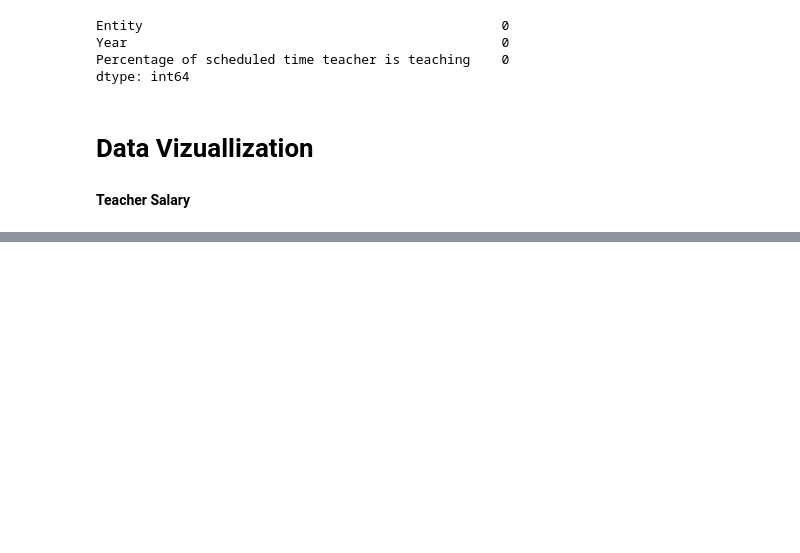
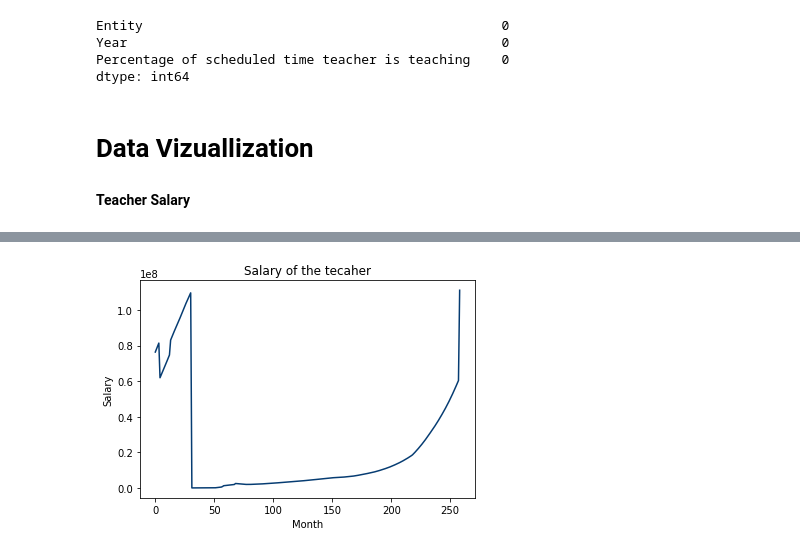
Before and after one commit to DarlynBSIT-3206/Gang-of-Greatness, a Jupyter notebook: Educational_System_Malpractice_and_Negligence_on_the_real_purpose_basis_of_education.ipynb, the cells around one changed output, grey strips where cells are left out. Saved outputs shown, nothing was run; the diff lists cells and outputs as text; code cells hidden in the pictures; blank space fills up the shorter version.

```diff
--- a/Educational_System_Malpractice_and_Negligence_on_the_real_purpose_basis_of_education.ipynb
+++ b/Educational_System_Malpractice_and_Negligence_on_the_real_purpose_basis_of_education.ipynb
@@ -212,0 +252,13 @@ NameError: ignored
+# %%
+ph_ver = data.loc[data['Entity'] == 'Philippines']
+
+ph_newcases = py.array(ph_ver['Population (historical estimates)'])
+
+plt.plot(ph_newcases, c='#063c72')
+plt.title("Salary of the tecaher")
+plt.xlabel("Month")
+plt.ylabel("Salary")
+
+plt.show()
+# %% [output]
+[figure, added]
```
Also changed, not shown: parts of 6 cells of this notebook.
